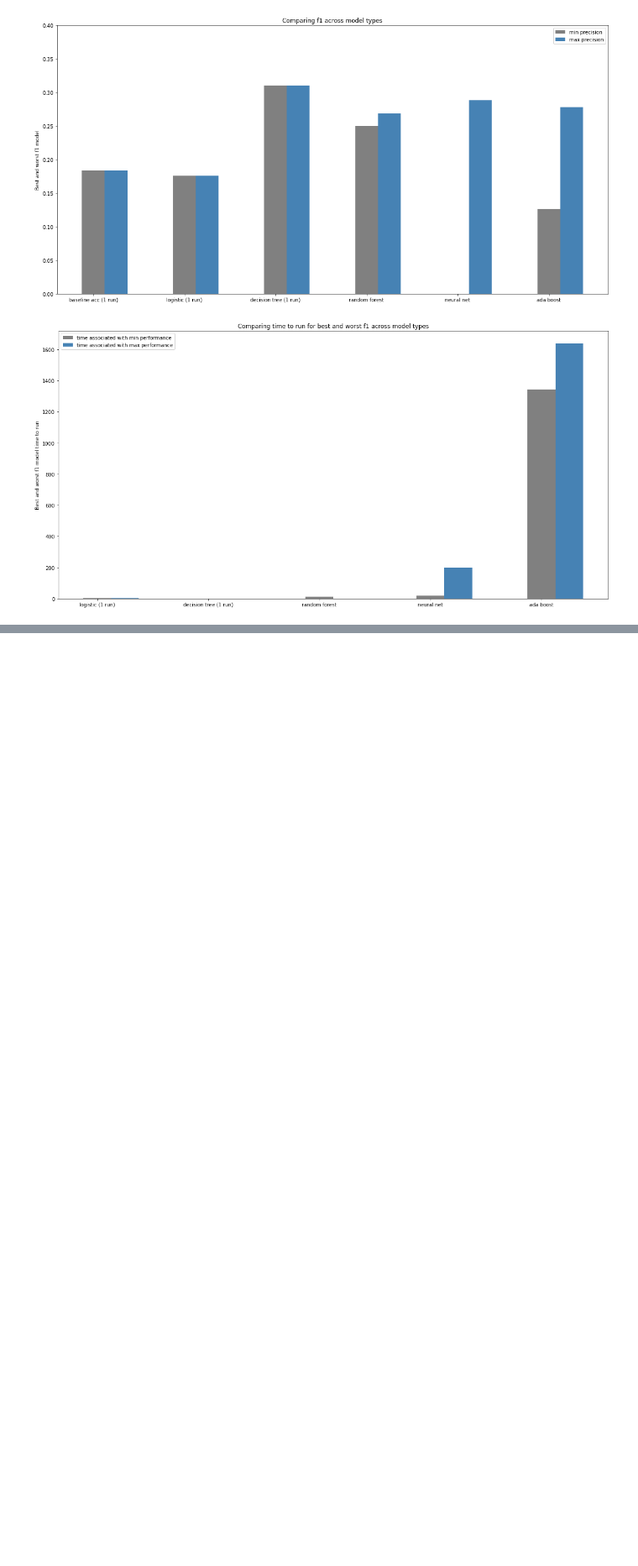
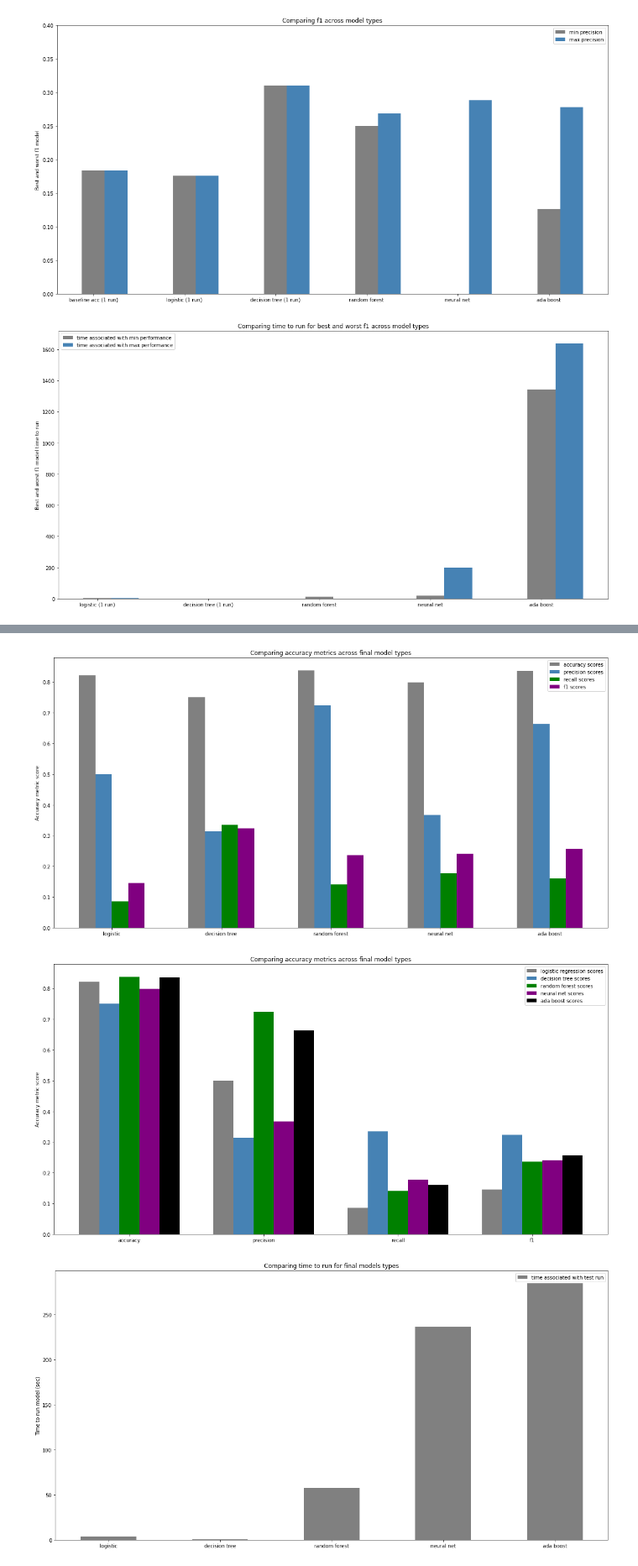
Before and after one commit to angelathe/classifying-opioid-use, a Jupyter notebook: models.ipynb, the cells around one changed output, grey strips where cells are left out. Shown at 84% size. Cells and saved outputs as stored; diff of their text form; code cells hidden in the pictures; blank space fills up the shorter version.

Commit message:
Final model runs and graphs

```diff
--- a/models.ipynb
+++ b/models.ipynb
@@ -589,0 +599,54 @@ print(f'\tseconds to predict valid: {ada_boost_time:.1f} seconds')
+# %%
+# Graph final outputs
+n = 5
+barwidth = 0.15
+x = np.arange(n)
+fig = plt.subplots(figsize=(20,10))
+br1 = x
+br2 = [x + barwidth for x in br1]
+br3 = [x + barwidth for x in br2]
+br4 = [x + barwidth for x in br3]
+plt.bar(br1, accuracy, width=barwidth, color='grey', label='accuracy scores')
+plt.bar(br2, precision, width=barwidth, color='steelblue', label='precision scores')
+plt.bar(br3, recall, width=barwidth, color='green', label='recall scores')
+plt.bar(br4, reg_f1, width=barwidth, color='purple', label='f1 scores')
+plt.ylabel('Accuracy metric score')
+plt.title('Comparing accuracy metrics across final model types')
+plt.xticks(x + barwidth * 1.5, ('logistic', 'decision tree', 'random forest', 'neural net', 'ada boost'))
+plt.legend()
+plt.show()
+
+n = 4
+x = np.arange(n)
+fig = plt.subplots(figsize=(20,10))
+br1 = x
+br2 = [x + barwidth for x in br1]
+br3 = [x + barwidth for x in br2]
+br4 = [x + barwidth for x in br3]
+br5 = [x + barwidth for x in br4]
+plt.bar(br1, log_reg_list, width=barwidth, color='grey', label='logistic regression scores')
+plt.bar(br2, decision_tree_list, width=barwidth, color='steelblue', label='decision tree scores')
+plt.bar(br3, random_forest_list, width=barwidth, color='green', label='random forest scores')
+plt.bar(br4, nn_list, width=barwidth, color='purple', label='neural net scores')
+plt.bar(br5, ada_boost_list, width=barwidth, color='black', label='ada boost scores')
+plt.ylabel('Accuracy metric score')
+plt.title('Comparing accuracy metrics across final model types')
+plt.xticks(x + barwidth * 2, ('accuracy', 'precision', 'recall', 'f1'))
+plt.legend()
+plt.show()
+
+n = 5
+barwidth = 0.5
+x = np.arange(n)
+fig = plt.subplots(figsize=(20,10))
+br1 = x
+plt.bar(br1, time_list, width=barwidth, color='grey', label='time associated with test run')
+plt.ylabel('Time to run model (sec)')
+plt.title('Comparing time to run for final models types')
+plt.xticks(x, ('logistic', 'decision tree', 'random forest', 'neural net', 'ada boost'))
+plt.legend()
+plt.show()
+# %% [output]
+[figure, added]
+[figure, added]
+[figure, added]
```
Also changed, not shown: parts of 1 cell of this notebook.
